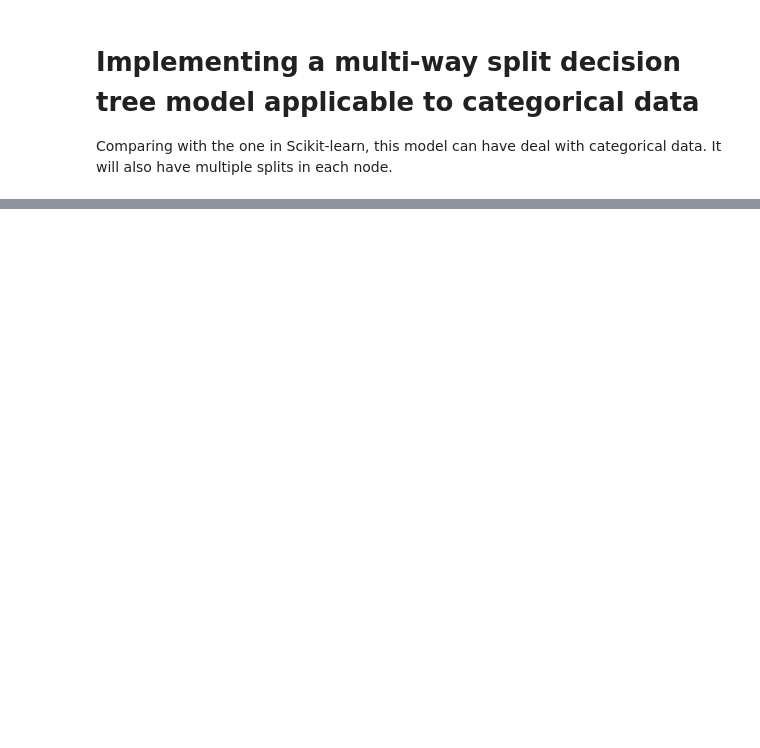
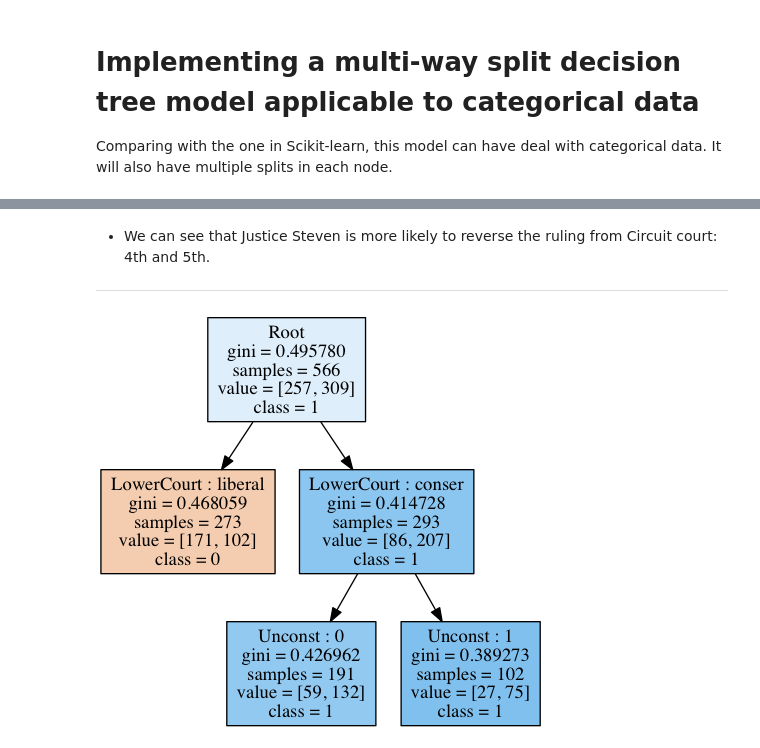
Before and after one commit to flyeversheep/Decisiontree_categorical, a Jupyter notebook: Stevens.ipynb, the cells around one changed output, grey strips where cells are left out. Saved outputs shown, nothing was run; the diff lists cells and outputs as text; code cells hidden in the pictures; blank space fills up the shorter version.

```diff
--- a/Stevens.ipynb
+++ b/Stevens.ipynb
@@ -155,0 +211,15 @@ Image('test.png')
+# %% [markdown]
+* We can see that Justice Steven is more likely to reverse the ruling from Circuit court: 4th and 5th.
+
+-----
+# %%
+features = ['LowerCourt','Unconst']
+responds = ['Reverse']
+X = steven[features]
+Y = steven[responds]
+node = TreeGenerate(X, Y, features, gini_decrease_min=0.0001)
+export_graph(node, 'test.dot',filled = True)
+!dot -Tpng test.dot -o test.png
+Image('test.png')
+# %% [output]
+[figure, added]
```
Also changed, not shown: parts of 26 cells of this notebook, 1 other file.
